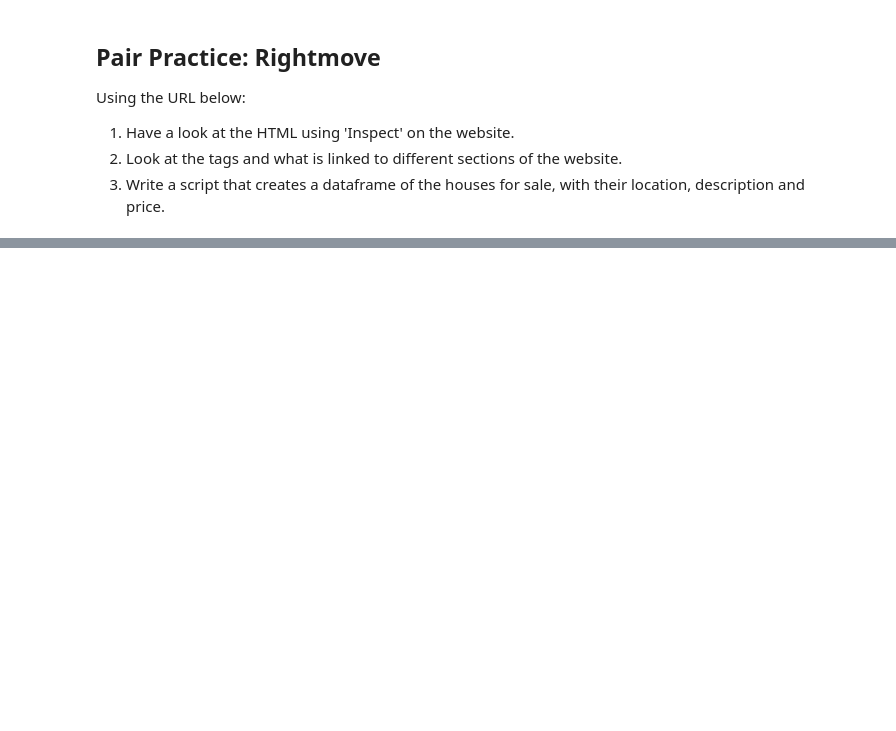
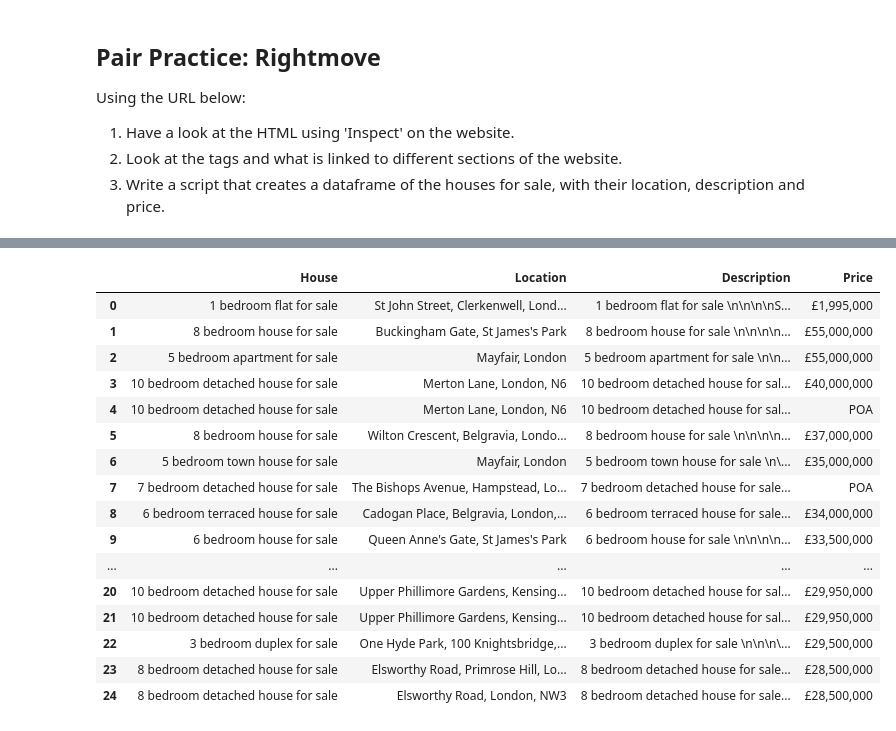
Before and after one commit to a3o1m2/DSI11-lessons, a Jupyter notebook: week05/day2_web_scraping_and_apis/web_scraping/intro-to-web-scraping-starter-code.ipynb, the cells around one changed output, grey strips where cells are left out. Saved outputs shown, nothing was run; the diff lists cells and outputs as text; code cells hidden in the pictures; blank space fills up the shorter version.

```diff
--- a/week05/day2_web_scraping_and_apis/web_scraping/intro-to-web-scraping-starter-code.ipynb
+++ b/week05/day2_web_scraping_and_apis/web_scraping/intro-to-web-scraping-starter-code.ipynb
@@ -174,3 +281,6 @@ Using the URL below:
 3. Write a script that creates a dataframe of the houses for sale, with their location, description and price.
 # %%
 url = 'https://www.rightmove.co.uk/property-for-sale/find.html?locationIdentifier=REGION%5E87490&index=0'
+r = requests.get(url)
+soup = BeautifulSoup(r.text, 'html.parser')
+print(soup.prettify())
@@ -176,0 +305,49 @@ url = 'https://www.rightmove.co.uk/property-for-sale/find.html?locationIdentifie
+# %%
+house = []
+location = []
+description = []
+price = []
+
+for prop in soup.find_all('div', attrs={'class':'propertyCard-wrapper'}):
+    try:
+        house.append(prop.find('h2', attrs={'class':'propertyCard-title'}).text.strip())
+    except:
+        house.append(np.nan)
+    try:
+        location.append(prop.find('address', attrs={'class':'propertyCard-address'}).text.strip())
+    except:
+        location.append(np.nan)
+    try:
+        description.append(prop.find('a', attrs={'class':'propertyCard-link'}).text.strip())
+    except:
+        description.append(np.nan)
+    try:
+        price.append(prop.find('div', attrs={'class':'propertyCard-priceValue'}).text.strip())
+    except:
+        price.append(np.nan)
+houses = pd.DataFrame({'House': house})
+
+houses = pd.DataFrame({'House': house,
+                       'Location': location,
+                       'Description': description,
+                       'Price': price})
+# %%
+houses
+# %% [output]
+|  | House | Location | Description | Price |
+| 0 | 1 bedroom flat for sale | St John Street, Clerkenwell, Lond... | 1 bedroom flat for sale \n\n\n\nS... | £1,995,000 |
+| 1 | 8 bedroom house for sale | Buckingham Gate, St James's Park | 8 bedroom house for sale \n\n\n\n... | £55,000,000 |
+| 2 | 5 bedroom apartment for sale | Mayfair, London | 5 bedroom apartment for sale \n\n... | £55,000,000 |
+| 3 | 10 bedroom detached house for sale | Merton Lane, London, N6 | 10 bedroom detached house for sal... | £40,000,000 |
+| 4 | 10 bedroom detached house for sale | Merton Lane, London, N6 | 10 bedroom detached house for sal... | POA |
+| 5 | 8 bedroom house for sale | Wilton Crescent, Belgravia, Londo... | 8 bedroom house for sale \n\n\n\n... | £37,000,000 |
+| 6 | 5 bedroom town house for sale | Mayfair, London | 5 bedroom town house for sale \n\... | £35,000,000 |
+| 7 | 7 bedroom detached house for sale | The Bishops Avenue, Hampstead, Lo... | 7 bedroom detached house for sale... | POA |
+| 8 | 6 bedroom terraced house for sale | Cadogan Place, Belgravia, London,... | 6 bedroom terraced house for sale... | £34,000,000 |
+| 9 | 6 bedroom house for sale | Queen Anne's Gate, St James's Park | 6 bedroom house for sale \n\n\n\n... | £33,500,000 |
+| ... | ... | ... | ... | ... |
+| 20 | 10 bedroom detached house for sale | Upper Phillimore Gardens, Kensing... | 10 bedroom detached house for sal... | £29,950,000 |
+| 21 | 10 bedroom detached house for sale | Upper Phillimore Gardens, Kensing... | 10 bedroom detached house for sal... | £29,950,000 |
+| 22 | 3 bedroom duplex for sale | One Hyde Park, 100 Knightsbridge,... | 3 bedroom duplex for sale \n\n\n\... | £29,500,000 |
+| 23 | 8 bedroom detached house for sale | Elsworthy Road, Primrose Hill, Lo... | 8 bedroom detached house for sale... | £28,500,000 |
+| 24 | 8 bedroom detached house for sale | Elsworthy Road, London, NW3 | 8 bedroom detached house for sale... | £28,500,000 |
```
Also changed, not shown: parts of 18 cells of this notebook, 5 other files.
